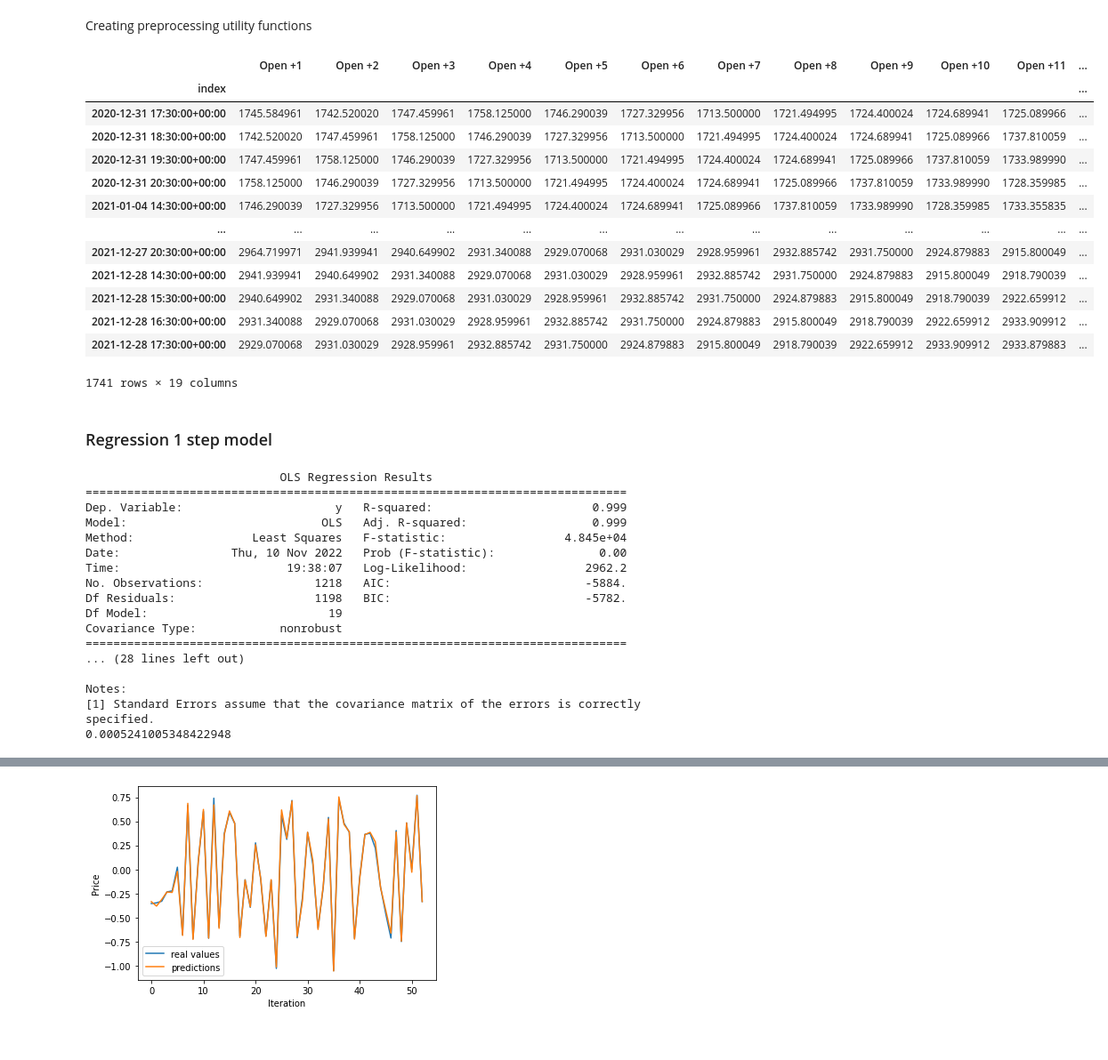
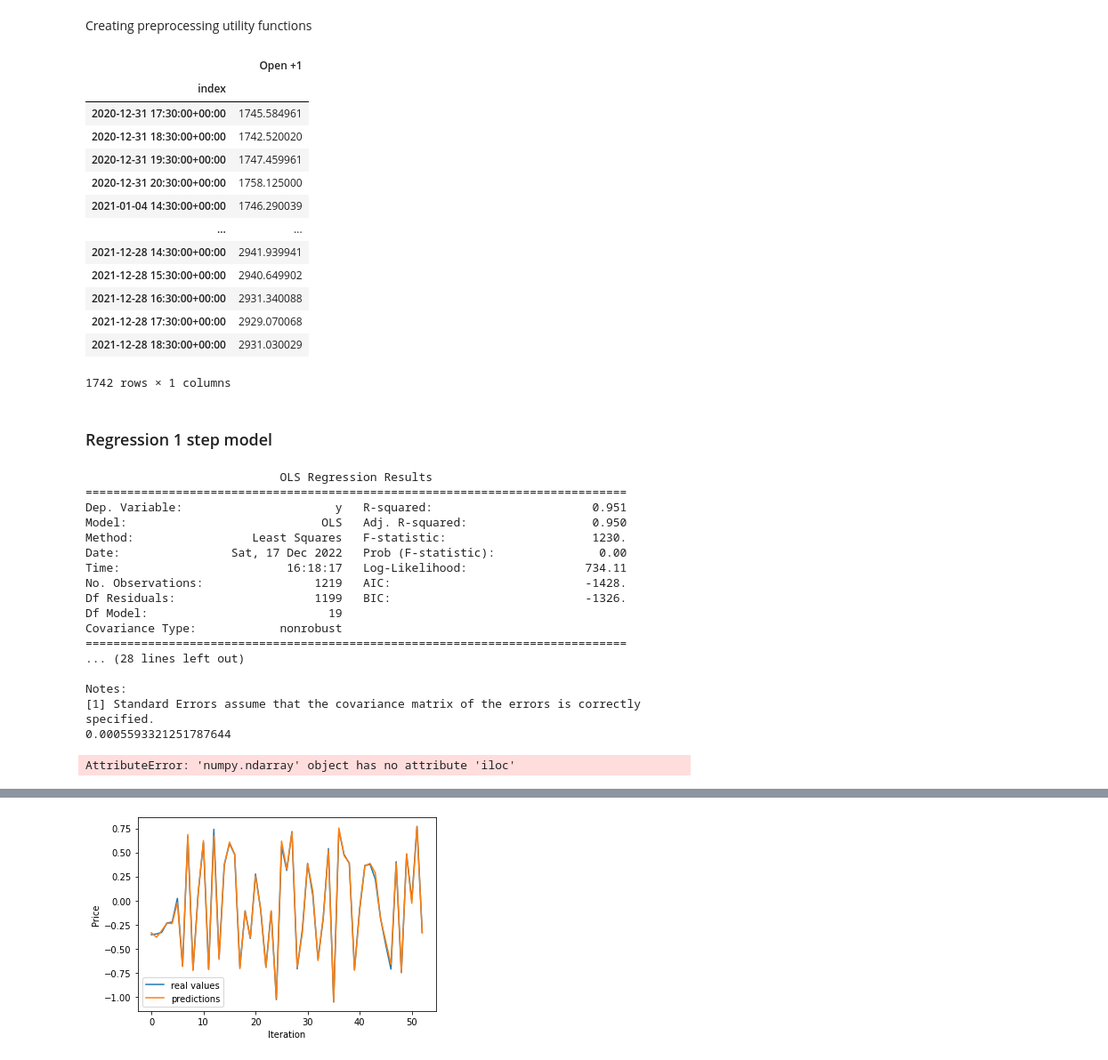
Before and after one commit to NickThe1/kbtu-data-visualization, a Jupyter notebook: probability-cone/python/reserch/market_analysis.ipynb, the cells around one changed output, grey strips where cells are left out. Shown at 89% size. Cells and saved outputs as stored; diff of their text form; code cells hidden in the pictures.

```diff
--- a/probability-cone/python/reserch/market_analysis.ipynb
+++ b/probability-cone/python/reserch/market_analysis.ipynb
@@ -20,7 +21,10 @@ engine = create_engine('postgresql://curator:PVYG2U2pZeBA3Aqp@localhost:5435/cur
 ### Pulling data from db
 # %%
 names = ["GOOGL", "AAPL", "AMZN", "TSLA", "XOM", "V", "JPM",
-          "NVDA", "TSM", "MA", "HD", "BAC", "KO", "MSFT"]
+          "NVDA", "TSM", "MA", "HD", "BAC", "KO"]
+
+names = [i.lower() for i in names]
+
 interval = "1h"
 
 def get_data(names, interval):
@@ -62,30 +138,30 @@ def make_n_shifts(data, col_name, n):
 # %%
 [make_n_shifts(data, "Open", 20) for name, data in assets.items()];
 # %%
-assets["GOOGL"].iloc[:-20,7:26]
+assets["googl"].iloc[:-20,7:8]
 # %% [output]
-|  | Open +1 | Open +2 | Open +3 | Open +4 | Open +5 | Open +6 | Open +7 | Open +8 | Open +9 | Open +10 | Open +11 | ... |
-| index |  |  |  |  |  |  |  |  |  |  |  | ... |
-| 2020-12-31 17:30:00+00:00 | 1745.584961 | 1742.520020 | 1747.459961 | 1758.125000 | 1746.290039 | 1727.329956 | 1713.500000 | 1721.494995 | 1724.400024 | 1724.689941 | 1725.089966 | ... |
-| 2020-12-31 18:30:00+00:00 | 1742.520020 | 1747.459961 | 1758.125000 | 1746.290039 | 1727.329956 | 1713.500000 | 1721.494995 | 1724.400024 | 1724.689941 | 1725.089966 | 1737.810059 | ... |
-| 2020-12-31 19:30:00+00:00 | 1747.459961 | 1758.125000 | 1746.290039 | 1727.329956 | 1713.500000 | 1721.494995 | 1724.400024 | 1724.689941 | 1725.089966 | 1737.810059 | 1733.989990 | ... |
-| 2020-12-31 20:30:00+00:00 | 1758.125000 | 1746.290039 | 1727.329956 | 1713.500000 | 1721.494995 | 1724.400024 | 1724.689941 | 1725.089966 | 1737.810059 | 1733.989990 | 1728.359985 | ... |
-| 2021-01-04 14:30:00+00:00 | 1746.290039 | 1727.329956 | 1713.500000 | 1721.494995 | 1724.400024 | 1724.689941 | 1725.089966 | 1737.810059 | 1733.989990 | 1728.359985 | 1733.355835 | ... |
-| ... | ... | ... | ... | ... | ... | ... | ... | ... | ... | ... | ... | ... |
-| 2021-12-27 20:30:00+00:00 | 2964.719971 | 2941.939941 | 2940.649902 | 2931.340088 | 2929.070068 | 2931.030029 | 2928.959961 | 2932.885742 | 2931.750000 | 2924.879883 | 2915.800049 | ... |
-| 2021-12-28 14:30:00+00:00 | 2941.939941 | 2940.649902 | 2931.340088 | 2929.070068 | 2931.030029 | 2928.959961 | 2932.885742 | 2931.750000 | 2924.879883 | 2915.800049 | 2918.790039 | ... |
-| 2021-12-28 15:30:00+00:00 | 2940.649902 | 2931.340088 | 2929.070068 | 2931.030029 | 2928.959961 | 2932.885742 | 2931.750000 | 2924.879883 | 2915.800049 | 2918.790039 | 2922.659912 | ... |
-| 2021-12-28 16:30:00+00:00 | 2931.340088 | 2929.070068 | 2931.030029 | 2928.959961 | 2932.885742 | 2931.750000 | 2924.879883 | 2915.800049 | 2918.790039 | 2922.659912 | 2933.909912 | ... |
-| 2021-12-28 17:30:00+00:00 | 2929.070068 | 2931.030029 | 2928.959961 | 2932.885742 | 2931.750000 | 2924.879883 | 2915.800049 | 2918.790039 | 2922.659912 | 2933.909912 | 2933.879883 | ... |
+|  | Open +1 |
+| index |  |
+| 2020-12-31 17:30:00+00:00 | 1745.584961 |
+| 2020-12-31 18:30:00+00:00 | 1742.520020 |
+| 2020-12-31 19:30:00+00:00 | 1747.459961 |
+| 2020-12-31 20:30:00+00:00 | 1758.125000 |
+| 2021-01-04 14:30:00+00:00 | 1746.290039 |
+| ... | ... |
+| 2021-12-28 14:30:00+00:00 | 2941.939941 |
+| 2021-12-28 15:30:00+00:00 | 2940.649902 |
+| 2021-12-28 16:30:00+00:00 | 2931.340088 |
+| 2021-12-28 17:30:00+00:00 | 2929.070068 |
+| 2021-12-28 18:30:00+00:00 | 2931.030029 |
-1741 rows × 19 columns
+1742 rows × 1 columns
 # %% [markdown]
 ### Regression 1 step model
 # %%
 scaler = RobustScaler()
 
-X = scaler.fit_transform(assets["GOOGL"].iloc[:-20,7:26].to_numpy())
+X = scaler.fit_transform(assets["googl"].iloc[:-20,7:26].to_numpy())
 X = sm.add_constant(X)
-y = scaler.fit_transform(assets["GOOGL"].iloc[:-20,26:27].to_numpy())
+y = scaler.fit_transform(assets["googl"].iloc[:-20,26:27].to_numpy())
 X_train, X_test, y_train, y_test = train_test_split(X, y, test_size=0.30, random_state=42, shuffle=True)
 
 model = sm.OLS(y_train, X_train).fit()
@@ -97,13 +173,13 @@ print(mean_squared_error(y_test, predictions))
 # %% [output]
                             OLS Regression Results
 ==============================================================================
-Dep. Variable:                      y   R-squared:                       0.999
-Model:                            OLS   Adj. R-squared:                  0.999
-Method:                 Least Squares   F-statistic:                 4.845e+04
-Date:                Thu, 10 Nov 2022   Prob (F-statistic):               0.00
-Time:                        19:38:07   Log-Likelihood:                 2962.2
-No. Observations:                1218   AIC:                            -5884.
-Df Residuals:                    1198   BIC:                            -5782.
+Dep. Variable:                      y   R-squared:                       0.951
+Model:                            OLS   Adj. R-squared:                  0.950
+Method:                 Least Squares   F-statistic:                     1230.
+Date:                Sat, 17 Dec 2022   Prob (F-statistic):               0.00
+Time:                        16:18:17   Log-Likelihood:                 734.11
+No. Observations:                1219   AIC:                            -1428.
+Df Residuals:                    1199   BIC:                            -1326.
 Df Model:                          19
 Covariance Type:            nonrobust
 ==============================================================================
@@ -111,4 +187,21 @@ Covariance Type:            nonrobust
 
 Notes:
 [1] Standard Errors assume that the covariance matrix of the errors is correctly specified.
-0.0005241005348422948
+0.0005593321251787644
+# %%
+from statsmodels.nonparametric.kernel_regression import KernelReg
+scaler = RobustScaler()
+
+X = scaler.fit_transform(assets["googl"].iloc[:-20,7:26].to_numpy())
+X = sm.add_constant(X)
+y = scaler.fit_transform(assets["googl"].iloc[:-20,26:27].to_numpy())
+X_train, X_test, y_train, y_test = train_test_split(X, y, test_size=0.30, random_state=42, shuffle=True)
+
+model = KernelReg(endog = y_train, exog = X_train.iloc, var_type='c').fit()
+predictions = model.predict(X_test)
+
+print_model = model.summary()
+print(print_model)
+print(mean_squared_error(y_test, predictions))
+# %% [output]
+AttributeError: 'numpy.ndarray' object has no attribute 'iloc'
```
Also changed, not shown: parts of 12 cells of this notebook, 6 other files.
